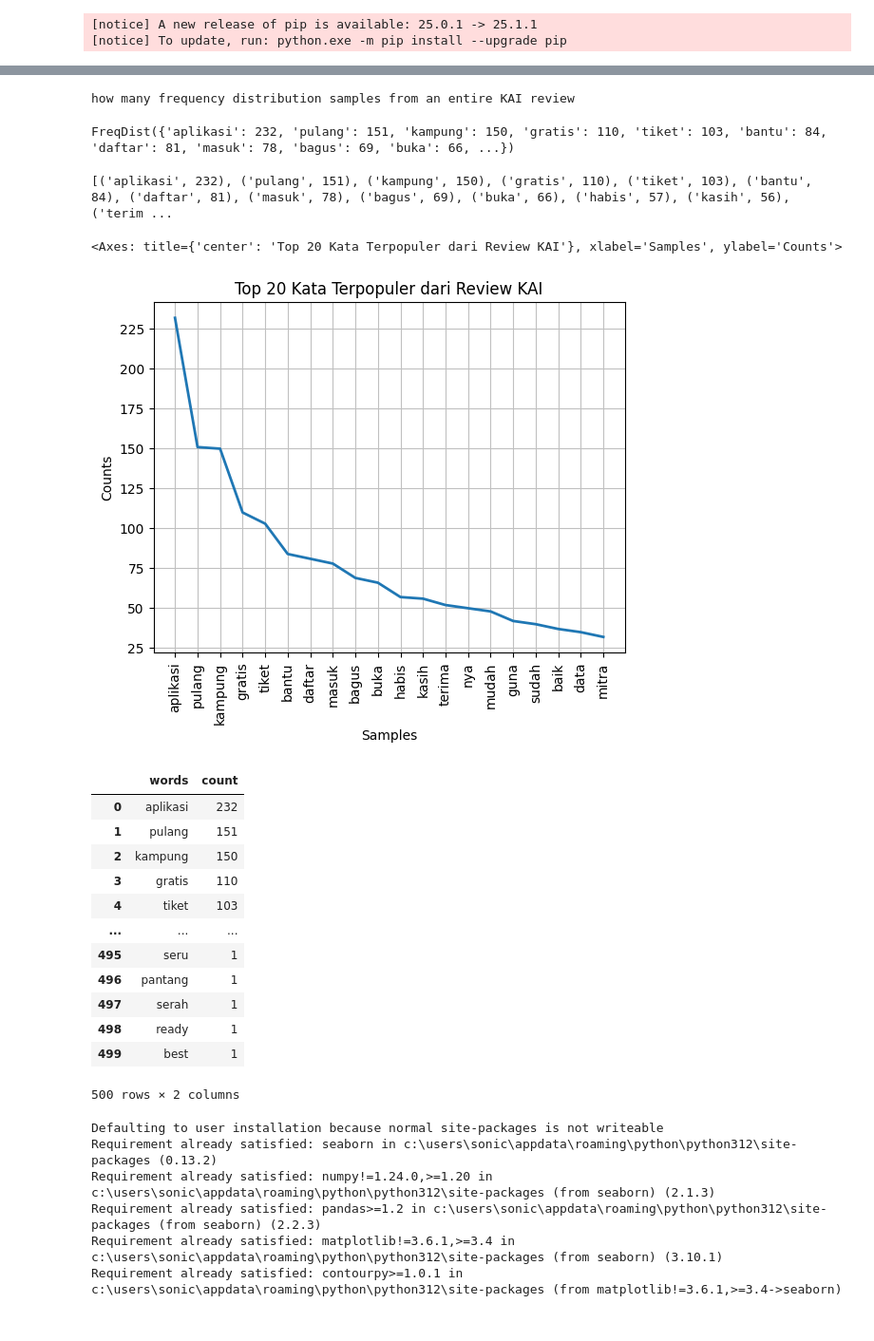
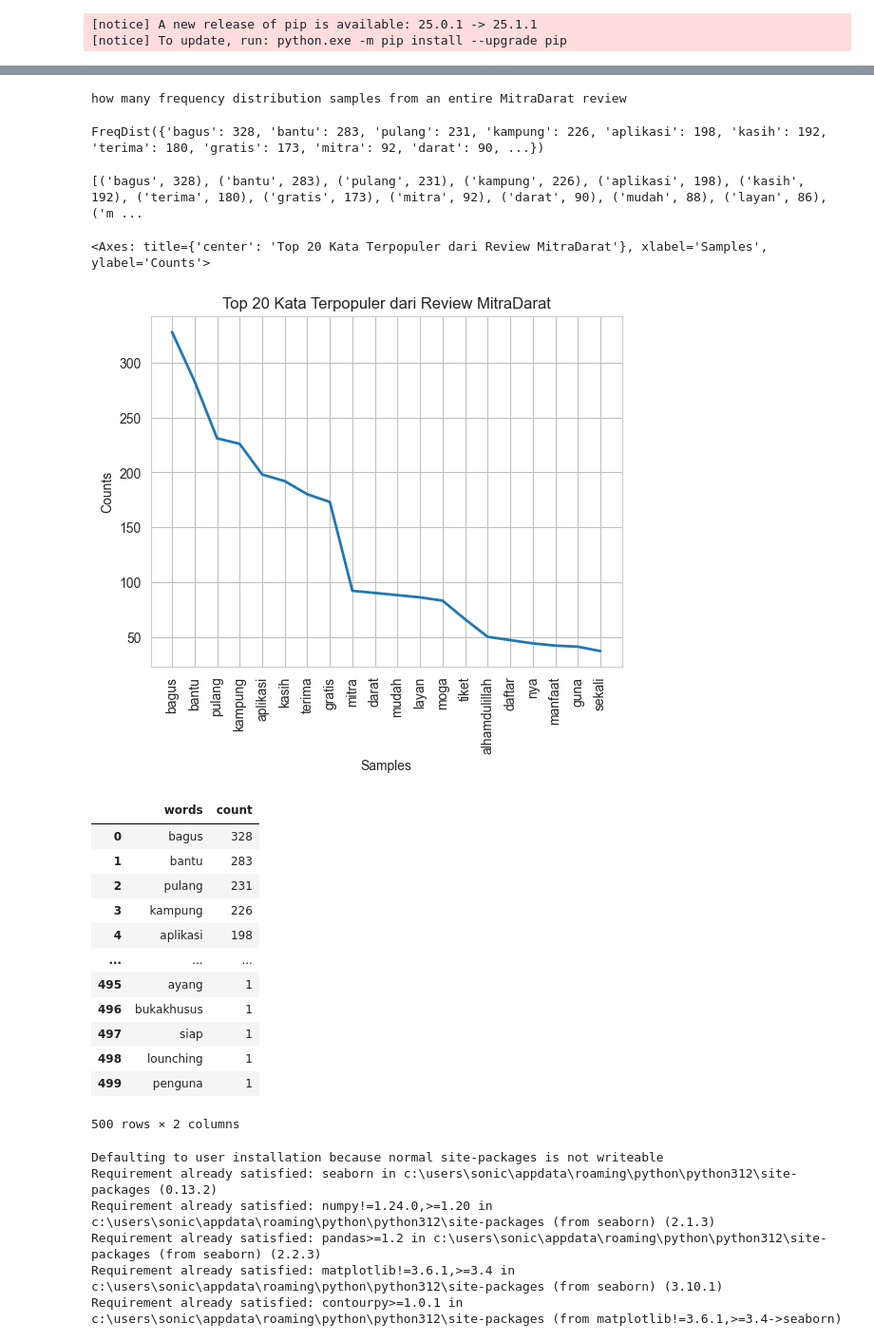
Before and after one commit to erycaaaaa/TransportApp-Sentiment-Analysis-Lexicon-Inset-SVM, a Jupyter notebook: Notebook-MitraDarat/DataMitraDarat.ipynb, the cells around one changed output, grey strips where cells are left out. Shown at 95% size. Cells and saved outputs as stored; diff of their text form; code cells hidden in the pictures.

Commit message:
Perbaikan dataset dan visualisasi

```diff
--- a/Notebook-MitraDarat/DataMitraDarat.ipynb
+++ b/Notebook-MitraDarat/DataMitraDarat.ipynb
@@ -587,6 +585,9 @@ dict_slangs
  ...}
 # %%
 clean_text = []
+
+po['remove punctuation'] = po['remove punctuation'].fillna('').astype(str)
+
 for review in po['remove punctuation']:
   wordlist = TextBlob(review).words
   for k,v in enumerate(wordlist):
@@ -1446,24 +1450,24 @@ from nltk.probability import FreqDist
 # menampilkan kata dengan jumlah kemunculan yang paling dibahas oleh pengguna
 
 freq_dist = FreqDist(review_all)
-print("how many frequency distribution samples from an entire KAI review")
+print("how many frequency distribution samples from an entire MitraDarat review")
 freq_dist
 # %% [output]
-how many frequency distribution samples from an entire KAI review
+how many frequency distribution samples from an entire MitraDarat review
-FreqDist({'aplikasi': 232, 'pulang': 151, 'kampung': 150, 'gratis': 110, 'tiket': 103, 'bantu': 84, 'daftar': 81, 'masuk': 78, 'bagus': 69, 'buka': 66, ...})
+FreqDist({'bagus': 328, 'bantu': 283, 'pulang': 231, 'kampung': 226, 'aplikasi': 198, 'kasih': 192, 'terima': 180, 'gratis': 173, 'mitra': 92, 'darat': 90, ...})
 # %%
 # menampilkan kata yang paling sering muncul
 
 common_review = freq_dist.most_common(500)
 print(common_review)
 # %% [output]
-[('aplikasi', 232), ('pulang', 151), ('kampung', 150), ('gratis', 110), ('tiket', 103), ('bantu', 84), ('daftar', 81), ('masuk', 78), ('bagus', 69), ('buka', 66), ('habis', 57), ('kasih', 56), ('terim ...
+[('bagus', 328), ('bantu', 283), ('pulang', 231), ('kampung', 226), ('aplikasi', 198), ('kasih', 192), ('terima', 180), ('gratis', 173), ('mitra', 92), ('darat', 90), ('mudah', 88), ('layan', 86), ('m ...
 # %%
 import matplotlib.pyplot as plt
-freq_dist.plot(20, title="Top 20 Kata Terpopuler dari Review KAI")
+freq_dist.plot(20, title="Top 20 Kata Terpopuler dari Review MitraDarat")
 # %% [output]
-<Axes: title={'center': 'Top 20 Kata Terpopuler dari Review KAI'}, xlabel='Samples', ylabel='Counts'>
+<Axes: title={'center': 'Top 20 Kata Terpopuler dari Review MitraDarat'}, xlabel='Samples', ylabel='Counts'>
-[figure, old version]
+[figure, new version]
 # %%
 # memasukkan sampel kata beserta jumlah kemunculan ke dalam dataframe
 
@@ -1471,17 +1475,17 @@ most_freq_df = pd.DataFrame(common_review, columns=['words','count'])
 most_freq_df.sort_values(by='count', ascending=False)
 # %% [output]
 |  | words | count |
-| 0 | aplikasi | 232 |
-| 1 | pulang | 151 |
-| 2 | kampung | 150 |
-| 3 | gratis | 110 |
-| 4 | tiket | 103 |
+| 0 | bagus | 328 |
+| 1 | bantu | 283 |
+| 2 | pulang | 231 |
+| 3 | kampung | 226 |
+| 4 | aplikasi | 198 |
 | ... | ... | ... |
-| 495 | seru | 1 |
-| 496 | pantang | 1 |
-| 497 | serah | 1 |
-| 498 | ready | 1 |
-| 499 | best | 1 |
+| 495 | ayang | 1 |
+| 496 | bukakhusus | 1 |
+| 497 | siap | 1 |
+| 498 | lounching | 1 |
+| 499 | penguna | 1 |
 500 rows × 2 columns
 # %%
 # mengurutkan kata sampel berdasarkan jumlah kemunculan yang diurutkan secara descending
```
Also changed, not shown: parts of 81 cells of this notebook, 19 other files.
